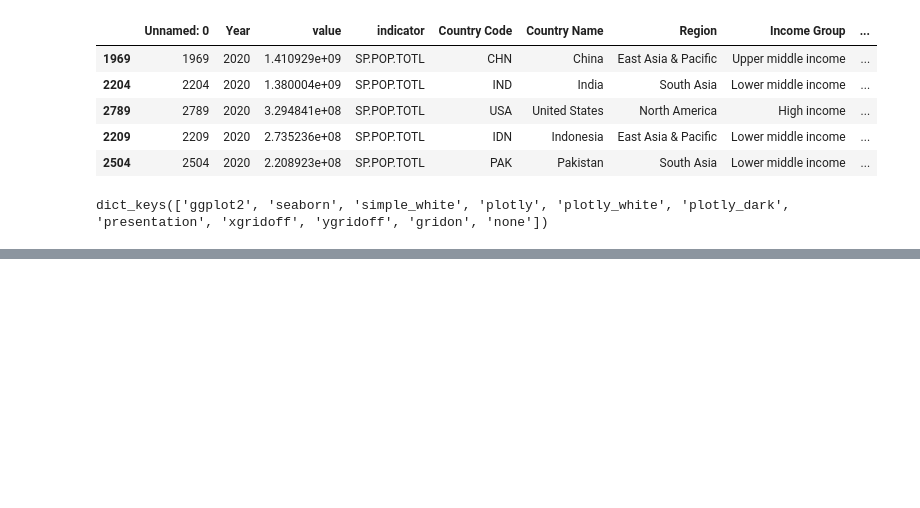
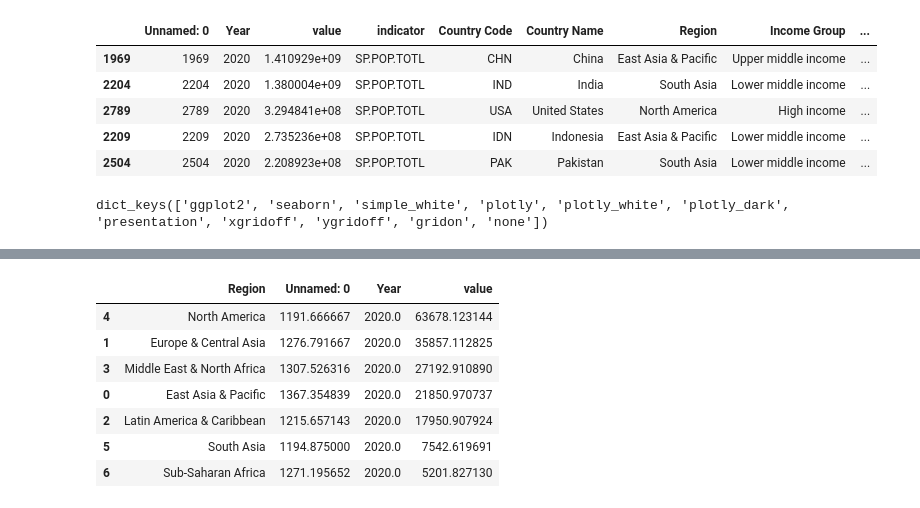
Before and after one commit to DATA-690-SPRING-2022/jay_data690, a Jupyter notebook: jay_part_b.ipynb, the cells around one changed output, grey strips where cells are left out. Cells and saved outputs as stored; diff of their text form; code cells hidden in the pictures; blank space fills up the shorter version.

```diff
--- a/jay_part_b.ipynb
+++ b/jay_part_b.ipynb
@@ -60,0 +106,13 @@ fig.show()
+# %%
+df_group_mean = df_2020_gdp.groupby('Region').mean().reset_index().sort_values(by="value", ascending=False)
+
+df_group_mean
+# %% [output]
+|  | Region | Unnamed: 0 | Year | value |
+| 4 | North America | 1191.666667 | 2020.0 | 63678.123144 |
+| 1 | Europe & Central Asia | 1276.791667 | 2020.0 | 35857.112825 |
+| 3 | Middle East & North Africa | 1307.526316 | 2020.0 | 27192.910890 |
+| 0 | East Asia & Pacific | 1367.354839 | 2020.0 | 21850.970737 |
+| 2 | Latin America & Caribbean | 1215.657143 | 2020.0 | 17950.907924 |
+| 5 | South Asia | 1194.875000 | 2020.0 | 7542.619691 |
+| 6 | Sub-Saharan Africa | 1271.195652 | 2020.0 | 5201.827130 |
```
Also changed, not shown: parts of 6 cells of this notebook.
